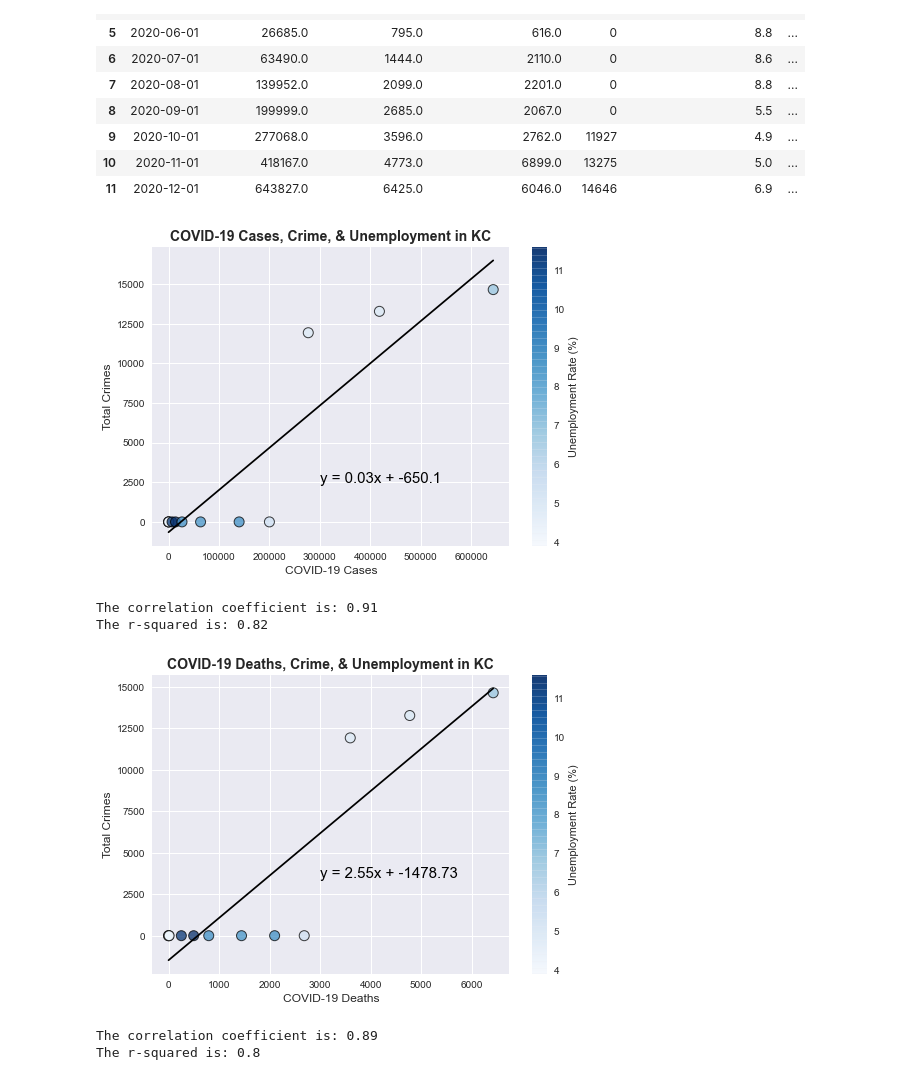
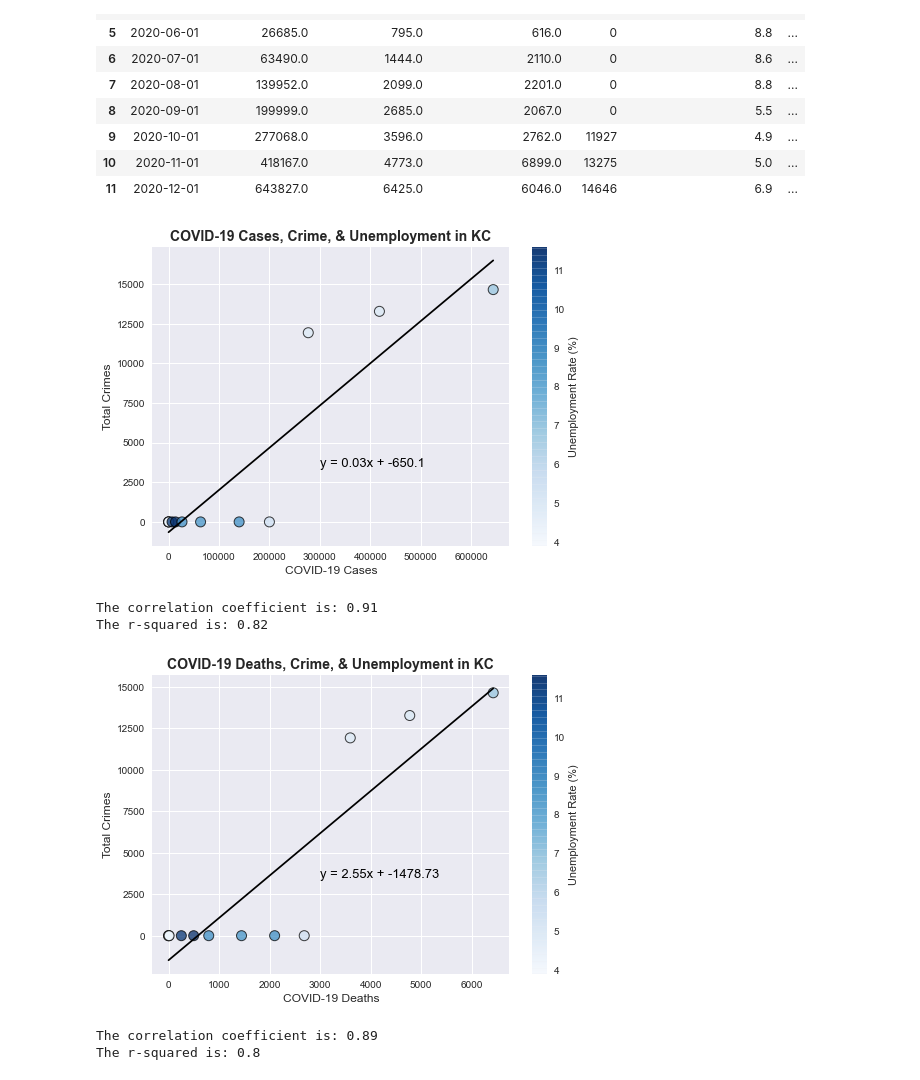
Before and after one commit to E-Weber/EKN-Project, a Jupyter notebook: Crime/CrimeAnalysis.ipynb, the cells around one changed output. Drawn from its saved outputs; the diff is of its cells as text; code cells hidden in the pictures.

```diff
--- a/Crime/CrimeAnalysis.ipynb
+++ b/Crime/CrimeAnalysis.ipynb
@@ -510,38 +510,37 @@ all_df
 # %%
 x = all_df["COVID-19 Cases"]
 y = all_df["Crimes"]
 ratio = all_df["Unemployment Rate (%)"]
 
 plt.style.use('seaborn')
 
 correlation = st.pearsonr(x, y)
 (slope, intercept, rvalue, pvalue, stderr) = st.linregress(x, y)
 regress_values = x * slope + intercept
 line_eq = "y = " + str(round(slope,2)) + "x + " + str(round(intercept,2))
 plt.scatter(x, y, marker = "o", c = ratio, cmap = "Blues", s = 100, alpha = 0.75, edgecolor = 'black', linewidth = 1)
 
 cbar = plt.colorbar()
 cbar.set_label('Unemployment Rate (%)')
 
 plt.plot(x, regress_values, "black")
-plt.annotate(line_eq, (300000, 2500), fontsize=15, color="black")
+plt.annotate(line_eq, (300000, 3500), fontsize=13, color="black")
 plt.title("COVID-19 Cases, Crime, & Unemployment in KC", fontsize = 14, fontweight = "bold")
 plt.xlabel("COVID-19 Cases", fontsize = 12)
 plt.ylabel("Total Crimes", fontsize = 12)
 plt.savefig("Images/covid_cases_crime.png")
 plt.show()
 print(f"The correlation coefficient is: {round(correlation[0], 2)}")
 print(f"The r-squared is: {round(rvalue**2, 2)}")
 # %% [output]
-[figure, old version]
+[figure, new version]
 The correlation coefficient is: 0.91
 The r-squared is: 0.82
 # %%
-#plt.figure(figsize=(20,20))
-
 x = all_df["COVID-19 Deaths"]
 y = all_df["Crimes"]
 ratio = all_df["Unemployment Rate (%)"]
+
 plt.style.use('seaborn')
 
 correlation = st.pearsonr(x, y)
@@ -552,8 +551,9 @@ plt.scatter(x, y, marker = "o", c = ratio, cmap = "Blues", s = 100, alpha = 0.75
 
 cbar = plt.colorbar()
 cbar.set_label('Unemployment Rate (%)')
+
 plt.plot(x, regress_values, "black")
-plt.annotate(line_eq, (3000, 3500), fontsize=15, color="black")
+plt.annotate(line_eq, (3000, 3500), fontsize=13, color="black")
 plt.title("COVID-19 Deaths, Crime, & Unemployment in KC", fontsize = 14, fontweight = "bold")
 plt.xlabel("COVID-19 Deaths", fontsize = 12)
 plt.ylabel("Total Crimes", fontsize = 12)
@@ -562,6 +562,6 @@ plt.show()
 print(f"The correlation coefficient is: {round(correlation[0], 2)}")
 print(f"The r-squared is: {round(rvalue**2, 2)}")
 # %% [output]
-[figure, old version]
+[figure, new version]
 The correlation coefficient is: 0.89
 The r-squared is: 0.8
```
Also changed, not shown: parts of 4 cells of this notebook, 4 other files.
